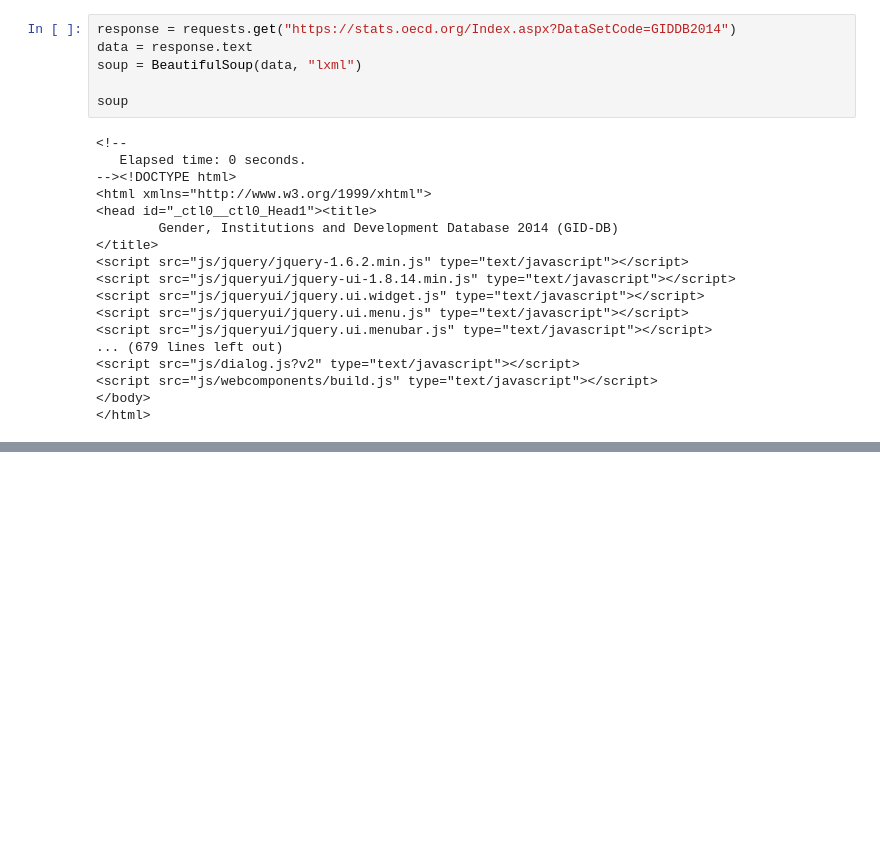
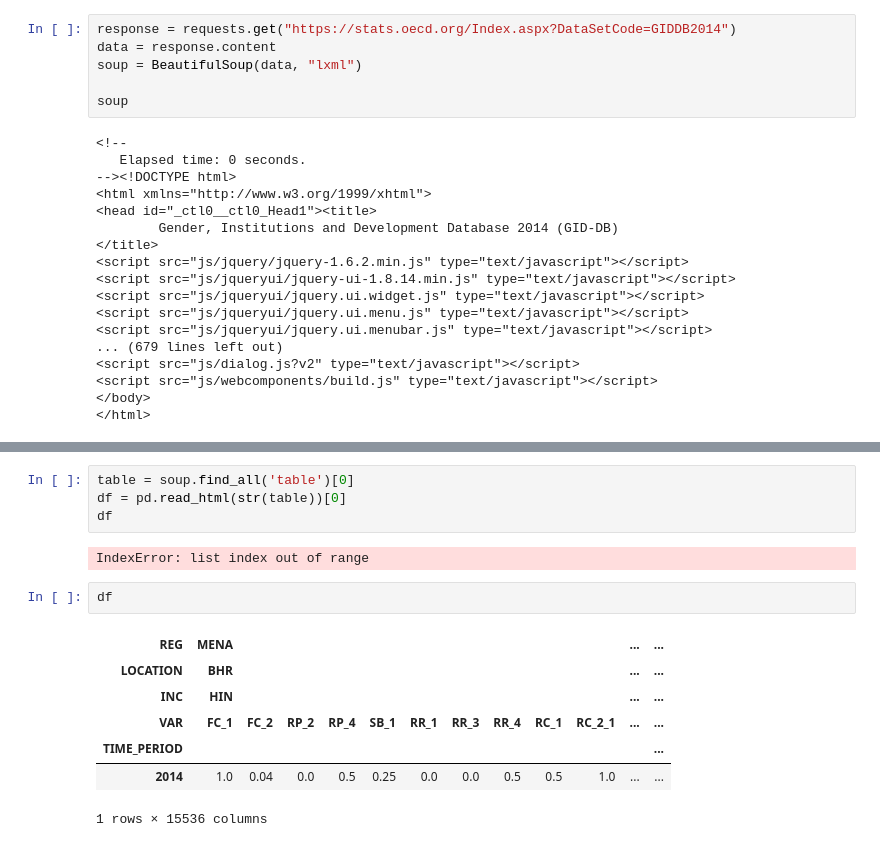
Before and after one commit to omar-d/EPA-WB-Equity, a Jupyter notebook: API OECD databank.ipynb, the cells around one changed output, grey strips where cells are left out. Saved outputs shown, nothing was run; the diff lists cells and outputs as text; blank space fills up the shorter version.

```diff
--- a/API OECD databank.ipynb
+++ b/API OECD databank.ipynb
@@ -24,7 +37,7 @@ import requests
 ## Ik heb hieronder een begin gemaakt...
 # %%
 response = requests.get("https://stats.oecd.org/Index.aspx?DataSetCode=GIDDB2014")
-data = response.text
+data = response.content
 soup = BeautifulSoup(data, "lxml")
 
 soup
@@ -48,0 +73,16 @@ soup
+# %%
+table = soup.find_all('table')[0]
+df = pd.read_html(str(table))[0]
+df
+# %% [output]
+IndexError: list index out of range
+# %%
+df
+# %% [output]
+| REG | MENA |  |  |  |  |  |  |  |  |  | ... | ... |
+| LOCATION | BHR |  |  |  |  |  |  |  |  |  | ... | ... |
+| INC | HIN |  |  |  |  |  |  |  |  |  | ... | ... |
+| VAR | FC_1 | FC_2 | RP_2 | RP_4 | SB_1 | RR_1 | RR_3 | RR_4 | RC_1 | RC_2_1 | ... | ... |
+| TIME_PERIOD |  |  |  |  |  |  |  |  |  |  |  | ... |
+| 2014 | 1.0 | 0.04 | 0.0 | 0.5 | 0.25 | 0.0 | 0.0 | 0.5 | 0.5 | 1.0 | ... | ... |
+1 rows × 15536 columns
```
Also changed, not shown: parts of 7 cells of this notebook.
